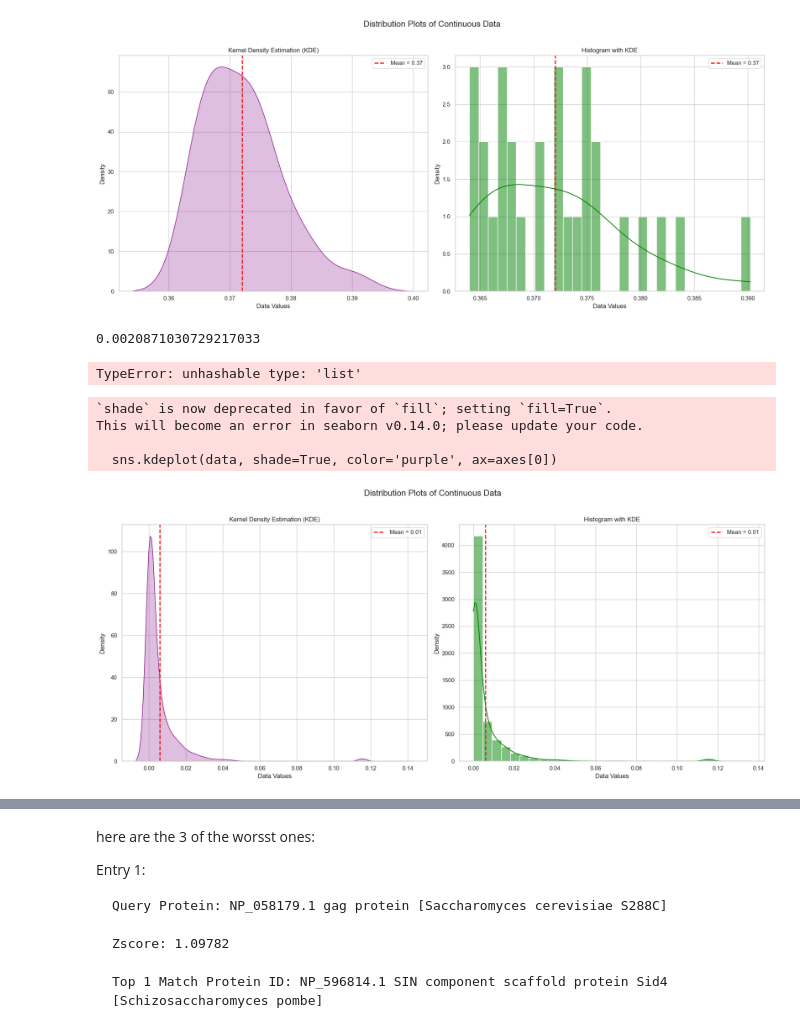
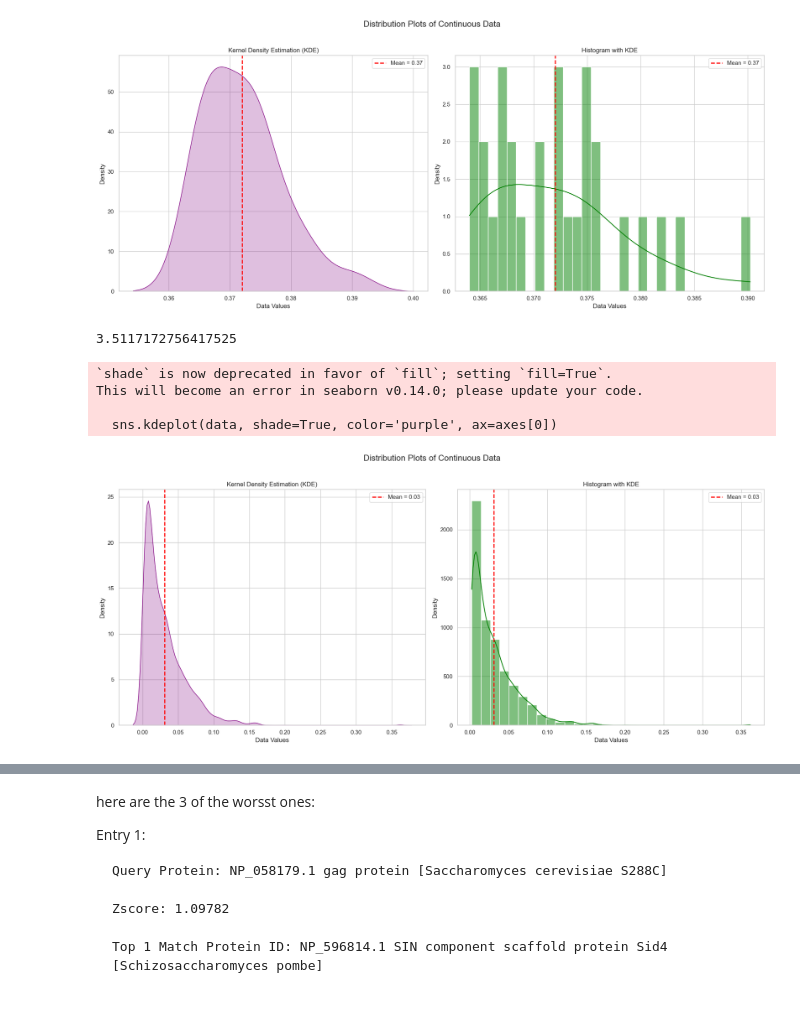
Before and after one commit to sakshmenon/PLM, a Jupyter notebook: Workflow Gen/Similarity Search/ScoreGap_ZScore_script.ipynb, the cells around one changed output, grey strips where cells are left out. Cells and saved outputs as stored; diff of their text form; code cells hidden in the pictures.

```diff
--- a/Workflow Gen/Similarity Search/ScoreGap_ZScore_script.ipynb
+++ b/Workflow Gen/Similarity Search/ScoreGap_ZScore_script.ipynb
@@ -45,12 +47,15 @@ This will become an error in seaborn v0.14.0; please update your code.
 
   sns.kdeplot(data, shade=True, color='purple', ax=axes[0])
 [figure]
-# %%
-# scores_diff
-# z_scores
-p_value
-# %% [output]
-0.0020871030729217033
+# %%
+import math
+p = 1/(1+math.e**(-stats.norm.cdf(-2)))
+q = 0.144
+
+conf = 1/q*p
+conf
+# %% [output]
+3.5117172756417525
 # %%
 def compute_score_differences(query_list, num_matches):
     result = []
@@ -61,10 +66,8 @@ def compute_score_differences(query_list, num_matches):
         query_id = query['Query']
         matches = query['Matches']
 
-        scores = [float(match['Score']) for match in matches[:num_matches+1]]
-
         # Extract the top match score
-        scores = [float(match['Score']) for match in matches]
+        scores = [float(match['Score']) for match in matches[:10]]
         top1_score = scores[0]
         top2_score = scores[1]
         max_val = max(scores)
@@ -111,8 +114,6 @@ def compute_score_differences(query_list, num_matches):
 # Compute differences for the top 3 matches
 num_matches_to_compare = 1
 result, ranks, z_scores = compute_score_differences(match_list, num_matches_to_compare)
-# %% [output]
-TypeError: unhashable type: 'list'
 # %%
 import json
 
@@ -137,8 +138,6 @@ import seaborn as sns
 import numpy as np
 
 # Generate some sample continuous data
-np.random.seed(42)
-data = np.random.normal(loc=0, scale=1, size=500)  # Normally distributed data
 
 def plot_distribution(data):
     mean = sum(data)/len(data)
@@ -152,31 +151,31 @@ def plot_distribution(data):
     sns.kdeplot(data, shade=True, color='purple', ax=axes[0])
     axes[0].set_title('Kernel Density Estimation (KDE)')
     axes[0].set_xlabel('Data Values')
     axes[0].set_ylabel('Density')
 
     axes[0].axvline(mean, color='red', linestyle='--', linewidth=2, label=f'Mean = {mean:.2f}')
     axes[0].legend()
 
     # Histogram with KDE overlay
     sns.histplot(data, bins=30, kde=True, color='green', ax=axes[1])
     axes[1].set_title('Histogram with KDE')
     axes[1].set_xlabel('Data Values')
     axes[1].set_ylabel('Density')
 
     axes[1].axvline(mean, color='red', linestyle='--', linewidth=2, label=f'Mean = {mean:.2f}')
     axes[1].legend()
 
     # Display the plots
     plt.suptitle('Distribution Plots of Continuous Data', fontsize=16)
     plt.tight_layout(rect=[0, 0, 1, 0.96])  # Adjust layout to fit title
     plt.show()
 
 # Call the function to create and display the plots
 data = [i[0] for i in ranks]
 plot_distribution(data)
 # %% [output]
 `shade` is now deprecated in favor of `fill`; setting `fill=True`.
 This will become an error in seaborn v0.14.0; please update your code.
 
   sns.kdeplot(data, shade=True, color='purple', ax=axes[0])
-[figure, old version]
+[figure, new version]
```
Also changed, not shown: parts of 6 cells of this notebook, 28 other files.
